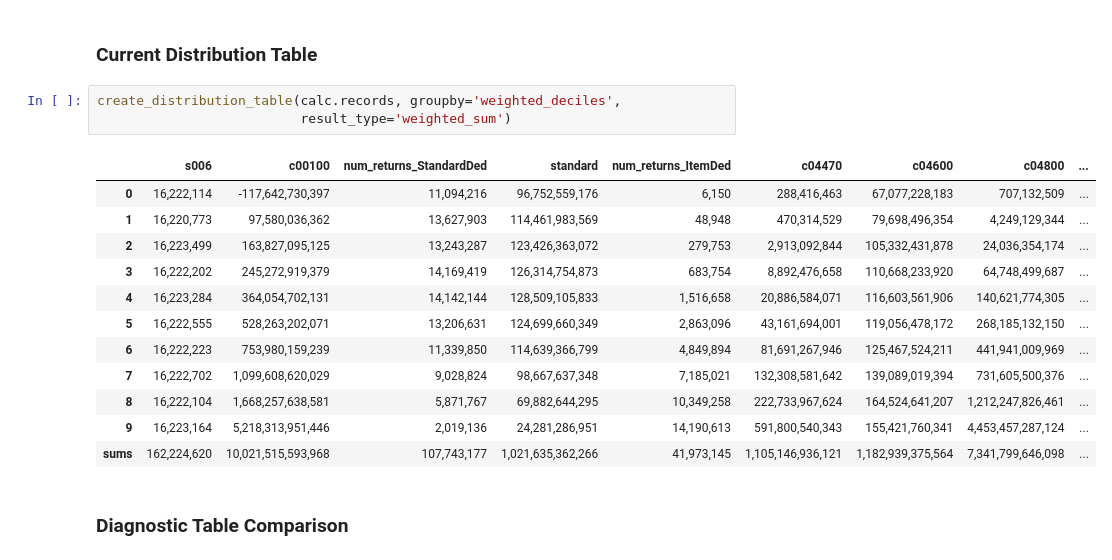
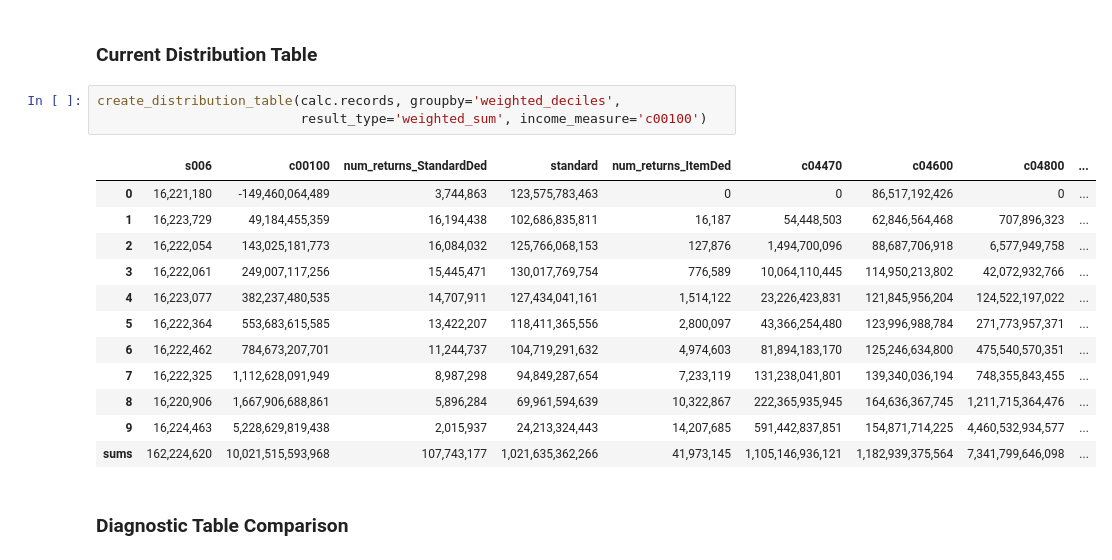
Before and after one commit to andersonfrailey/Notebook-Uploads, a Jupyter notebook: 2011 PUF Comparisons.ipynb, the cells around one changed output. Saved outputs shown, nothing was run; the diff lists cells and outputs as text.

```diff
--- a/2011 PUF Comparisons.ipynb
+++ b/2011 PUF Comparisons.ipynb
@@ -71,19 +73,19 @@ create_distribution_table(calc_new.records, groupby='weighted_deciles',
 ### Current Distribution Table
 # %%
 create_distribution_table(calc.records, groupby='weighted_deciles',
-                          result_type='weighted_sum')
+                          result_type='weighted_sum', income_measure='c00100')
 # %% [output]
 |  | s006 | c00100 | num_returns_StandardDed | standard | num_returns_ItemDed | c04470 | c04600 | c04800 | ... |
-| 0 | 16,222,114 | -117,642,730,397 | 11,094,216 | 96,752,559,176 | 6,150 | 288,416,463 | 67,077,228,183 | 707,132,509 | ... |
-| 1 | 16,220,773 | 97,580,036,362 | 13,627,903 | 114,461,983,569 | 48,948 | 470,314,529 | 79,698,496,354 | 4,249,129,344 | ... |
-| 2 | 16,223,499 | 163,827,095,125 | 13,243,287 | 123,426,363,072 | 279,753 | 2,913,092,844 | 105,332,431,878 | 24,036,354,174 | ... |
-| 3 | 16,222,202 | 245,272,919,379 | 14,169,419 | 126,314,754,873 | 683,754 | 8,892,476,658 | 110,668,233,920 | 64,748,499,687 | ... |
-| 4 | 16,223,284 | 364,054,702,131 | 14,142,144 | 128,509,105,833 | 1,516,658 | 20,886,584,071 | 116,603,561,906 | 140,621,774,305 | ... |
-| 5 | 16,222,555 | 528,263,202,071 | 13,206,631 | 124,699,660,349 | 2,863,096 | 43,161,694,001 | 119,056,478,172 | 268,185,132,150 | ... |
-| 6 | 16,222,223 | 753,980,159,239 | 11,339,850 | 114,639,366,799 | 4,849,894 | 81,691,267,946 | 125,467,524,211 | 441,941,009,969 | ... |
-| 7 | 16,222,702 | 1,099,608,620,029 | 9,028,824 | 98,667,637,348 | 7,185,021 | 132,308,581,642 | 139,089,019,394 | 731,605,500,376 | ... |
-| 8 | 16,222,104 | 1,668,257,638,581 | 5,871,767 | 69,882,644,295 | 10,349,258 | 222,733,967,624 | 164,524,641,207 | 1,212,247,826,461 | ... |
-| 9 | 16,223,164 | 5,218,313,951,446 | 2,019,136 | 24,281,286,951 | 14,190,613 | 591,800,540,343 | 155,421,760,341 | 4,453,457,287,124 | ... |
+| 0 | 16,221,180 | -149,460,064,489 | 3,744,863 | 123,575,783,463 | 0 | 0 | 86,517,192,426 | 0 | ... |
+| 1 | 16,223,729 | 49,184,455,359 | 16,194,438 | 102,686,835,811 | 16,187 | 54,448,503 | 62,846,564,468 | 707,896,323 | ... |
+| 2 | 16,222,054 | 143,025,181,773 | 16,084,032 | 125,766,068,153 | 127,876 | 1,494,700,096 | 88,687,706,918 | 6,577,949,758 | ... |
+| 3 | 16,222,061 | 249,007,117,256 | 15,445,471 | 130,017,769,754 | 776,589 | 10,064,110,445 | 114,950,213,802 | 42,072,932,766 | ... |
+| 4 | 16,223,077 | 382,237,480,535 | 14,707,911 | 127,434,041,161 | 1,514,122 | 23,226,423,831 | 121,845,956,204 | 124,522,197,022 | ... |
+| 5 | 16,222,364 | 553,683,615,585 | 13,422,207 | 118,411,365,556 | 2,800,097 | 43,366,254,480 | 123,996,988,784 | 271,773,957,371 | ... |
+| 6 | 16,222,462 | 784,673,207,701 | 11,244,737 | 104,719,291,632 | 4,974,603 | 81,894,183,170 | 125,246,634,800 | 475,540,570,351 | ... |
+| 7 | 16,222,325 | 1,112,628,091,949 | 8,987,298 | 94,849,287,654 | 7,233,119 | 131,238,041,801 | 139,340,036,194 | 748,355,843,455 | ... |
+| 8 | 16,220,906 | 1,667,906,688,861 | 5,896,284 | 69,961,594,639 | 10,322,867 | 222,365,935,945 | 164,636,367,745 | 1,211,715,364,476 | ... |
+| 9 | 16,224,463 | 5,228,629,819,438 | 2,015,937 | 24,213,324,443 | 14,207,685 | 591,442,837,851 | 154,871,714,225 | 4,460,532,934,577 | ... |
 | sums | 162,224,620 | 10,021,515,593,968 | 107,743,177 | 1,021,635,362,266 | 41,973,145 | 1,105,146,936,121 | 1,182,939,375,564 | 7,341,799,646,098 | ... |
 # %% [markdown]
 ### Diagnostic Table Comparison
```
Also changed, not shown: parts of 12 cells of this notebook.
